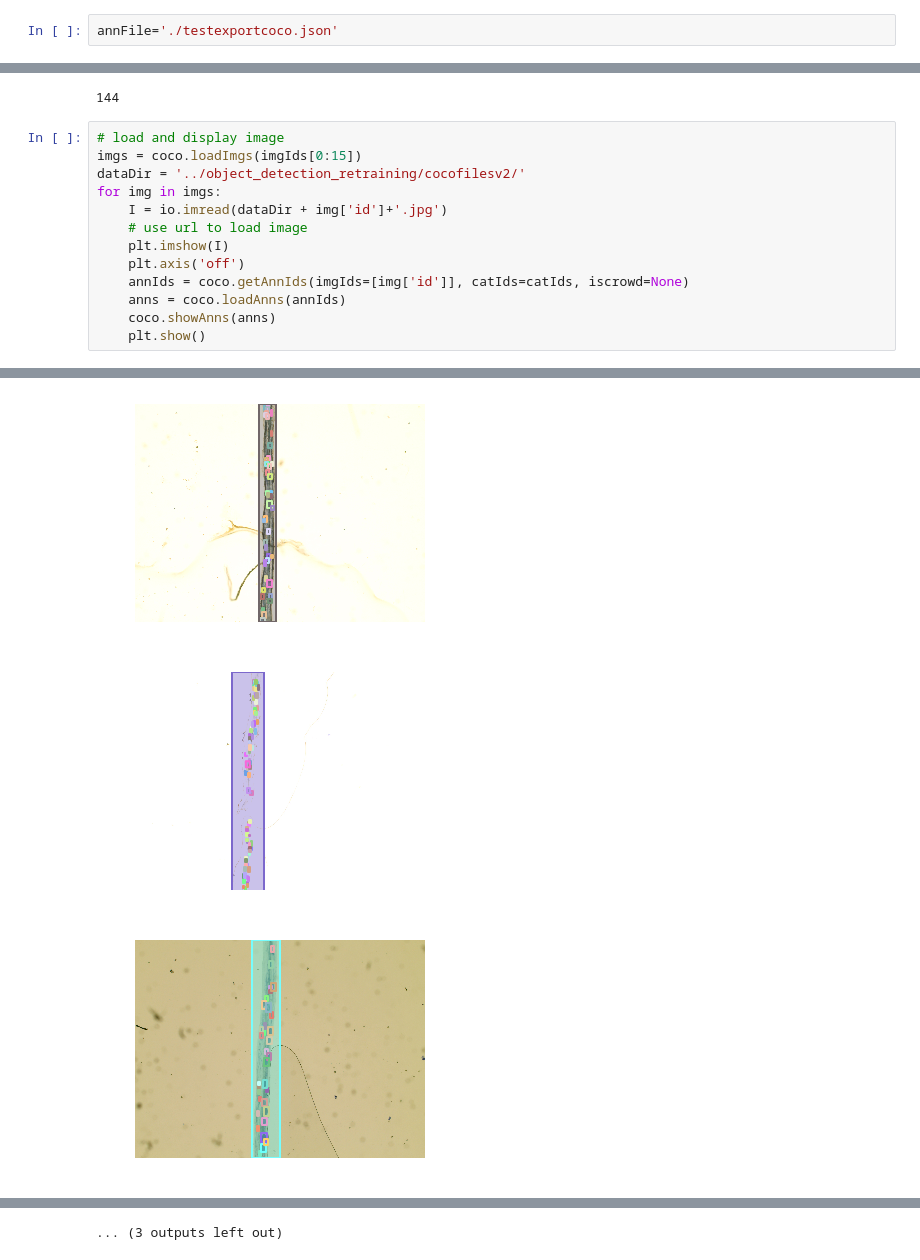
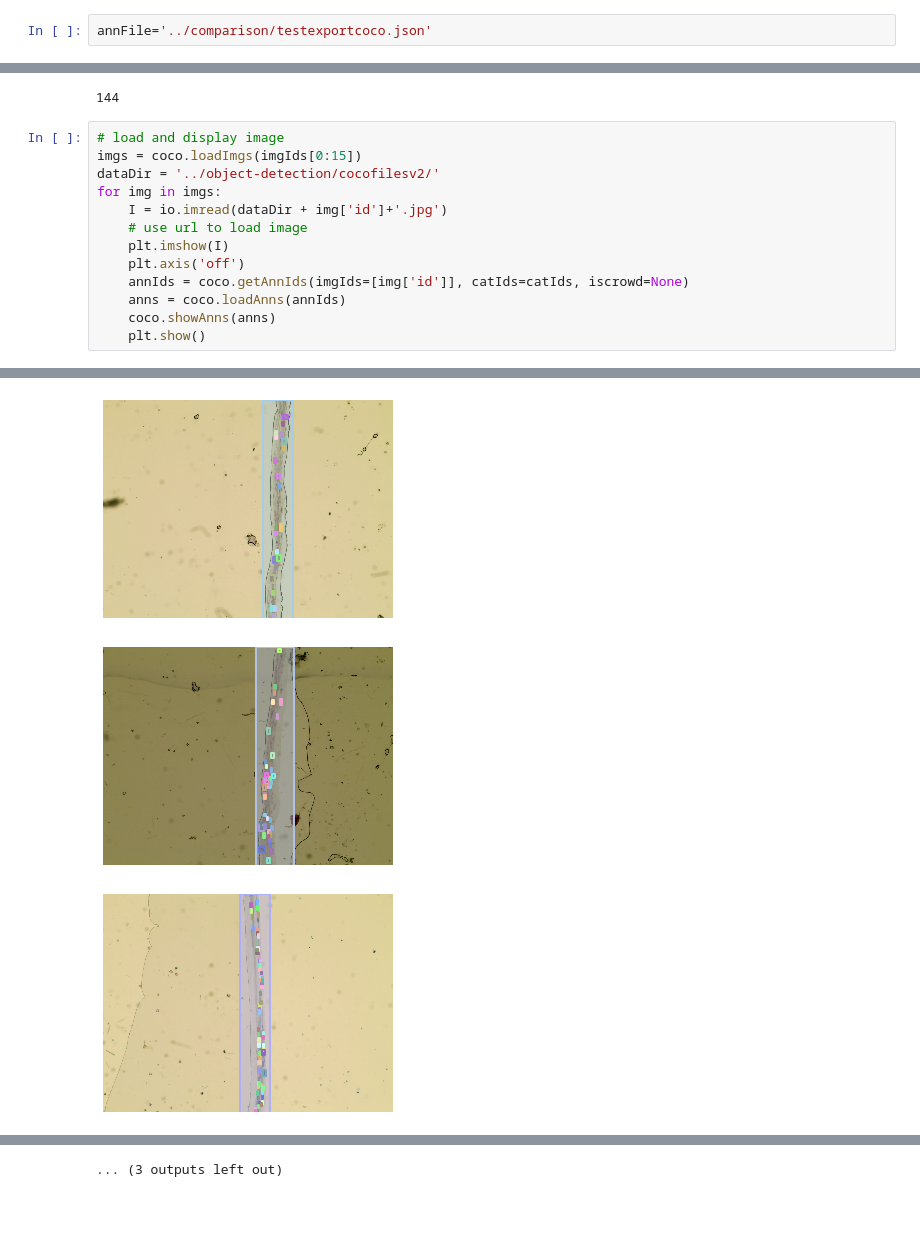
Before and after one commit to Nicolas338/comparison, a Jupyter notebook: pycocoVisulaize annotations.ipynb, the cells around one changed output, grey strips where cells are left out. Saved outputs shown, nothing was run; the diff lists cells and outputs as text; blank space fills up the shorter version.

```diff
--- a/pycocoVisulaize annotations.ipynb
+++ b/pycocoVisulaize annotations.ipynb
@@ -7,7 +7,7 @@ import matplotlib.pyplot as plt
 import pylab
 pylab.rcParams['figure.figsize'] = (8.0, 10.0)
 # %%
-annFile='./testexportcoco.json'
+annFile='../comparison/testexportcoco.json'
 # %%
 # initialize COCO api for instance annotations
 coco=COCO(annFile)
@@ -40,7 +40,7 @@ print(len(imgIds) )
 # %%
 # load and display image
 imgs = coco.loadImgs(imgIds[0:15])
-dataDir = '../object_detection_retraining/cocofilesv2/'
+dataDir = '../object-detection/cocofilesv2/'
 for img in imgs:
     I = io.imread(dataDir + img['id']+'.jpg')
     # use url to load image
@@ -60,3 +60,3 @@ for img in imgs:
-[figure, old version]
+[figure, new version]
-[figure, old version]
+[figure, new version]
-[figure, old version]
+[figure, new version]
```
Also changed, not shown: parts of 3 cells of this notebook, 2 other files.
